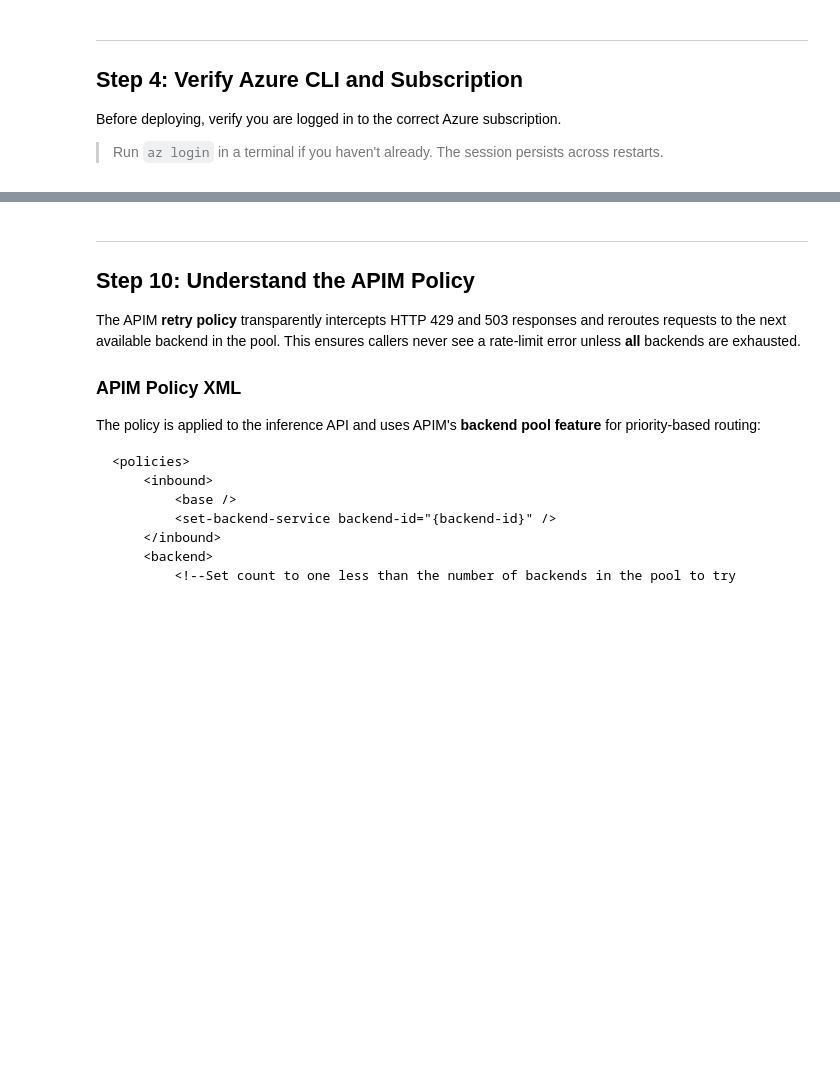
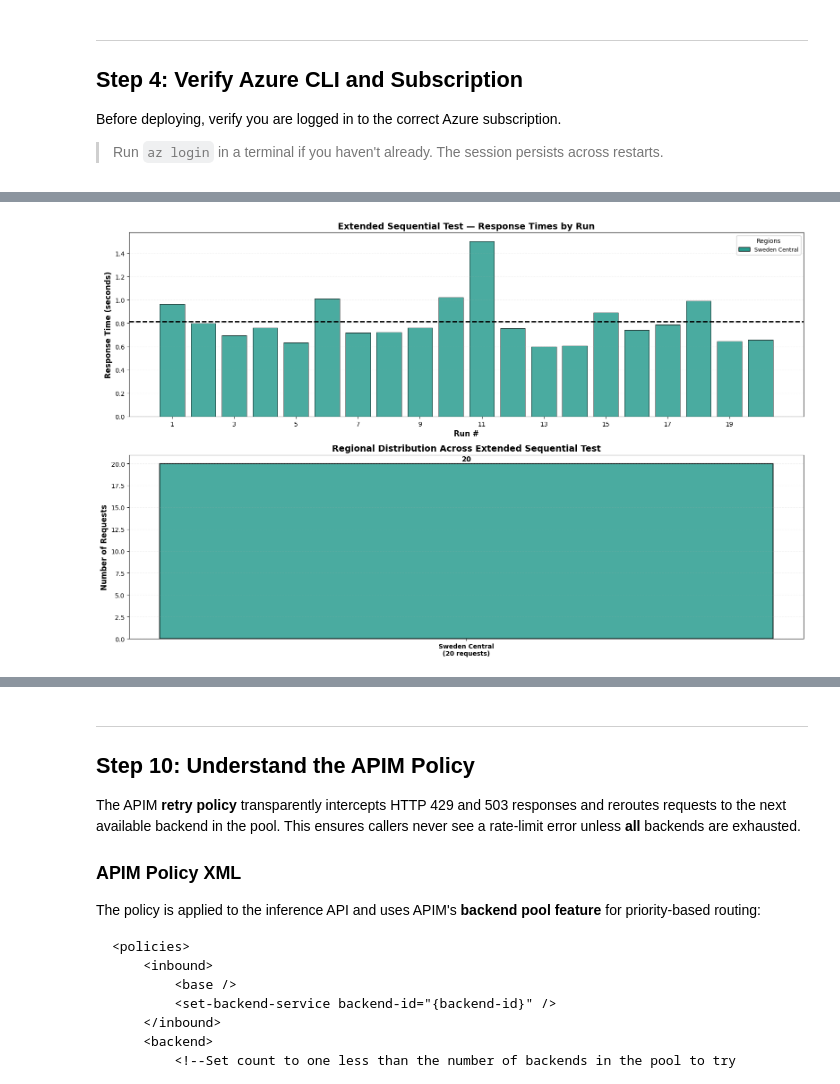
Before and after one commit to mburakunuvar/from-specs-to-mission-critical-deployments, a Jupyter notebook: runbook.ipynb, the cells around one changed output, grey strips where cells are left out. Cells and saved outputs as stored; diff of their text form; code cells hidden in the pictures; blank space fills up the shorter version.

```diff
--- a/runbook.ipynb
+++ b/runbook.ipynb
@@ -458,6 +457,7 @@ bicep_parameters = {
         "aiServicesConfig": {"value": aiservices_config},
         "modelsConfig": {"value": models_config},
         "apimSubscriptionsConfig": {"value": apim_subscriptions_config},
+        "enableDiagnostics": {"value": True},
         "inferenceAPIPath": {"value": inference_api_path},
         "inferenceAPIType": {"value": inference_api_type},
         "foundryProjectName": {"value": foundry_project_name}
@@ -480,6 +480,7 @@ if output.success:
     print("\n✨ Infrastructure deployed successfully!")
     print(f"   Resource Group: {resource_group_name}")
     print(f"   Deployment: {deployment_name}")
+    print("   Diagnostics: enabled (Log Analytics + Application Insights)")
 else:
     print("\n⚠️ Deployment failed. Check the errors above and retry.")
 # %% [output]
@@ -826,0 +954,95 @@ print(f"✅ SDK test complete! ({len(sdk_runs)} requests captured)")
+# %%
+import pandas as pd
+import matplotlib.pyplot as plt
+import matplotlib as mpl
+from matplotlib.patches import Rectangle as pltRectangle
+import re
+
+api_runs_extended = globals().get('api_runs_extended', [])
+
+if api_runs_extended:
+    mpl.rcParams['figure.figsize'] = [16, 9]
+
+    df_extended = pd.DataFrame(api_runs_extended, columns=['Response Time', 'Region'])
+    df_extended['Run'] = range(1, len(df_extended) + 1)
+
+    def normalize_region_name(value):
+        txt = str(value).strip().lower()
+        txt = re.sub(r'[^a-z0-9]+', '', txt)
+        aliases = {
+            'swedencentral': 'Sweden Central',
+            'germanywestcentral': 'Germany West Central',
+        }
+        return aliases.get(txt, str(value).strip())
+
+    df_extended['RegionLabel'] = df_extended['Region'].apply(normalize_region_name)
+
+    region_color_map = {
+        'Sweden Central': '#2A9D8F',
+        'Germany West Central': '#E76F51',
+        'Unknown': '#BDBDBD',
+    }
+
+    for region_name in df_extended['RegionLabel'].unique():
+        if region_name not in region_color_map:
+            region_color_map[region_name] = '#457B9D'
+
+    bar_colors = [region_color_map.get(region, '#BDBDBD') for region in df_extended['RegionLabel']]
+    region_counts = df_extended['RegionLabel'].value_counts()
+    average = df_extended['Response Time'].mean()
+
+    fig, (ax1, ax2) = plt.subplots(2, 1, figsize=(16, 10))
+
+    ax1.bar(df_extended['Run'], df_extended['Response Time'], color=bar_colors, edgecolor='black', linewidth=0.7, alpha=0.85)
+    ax1.axhline(y=average, color='black', linestyle='--', linewidth=2, label=f'Average: {average:.3f}s')
+    ax1.set_title('Extended Sequential Test — Response Times by Run', fontsize=14, fontweight='bold')
+    ax1.set_xlabel('Run #', fontsize=12, fontweight='bold')
+    ax1.set_ylabel('Response Time (seconds)', fontsize=12, fontweight='bold')
+    ax1.set_xticks(range(1, len(df_extended) + 1, 2 if len(df_extended) > 15 else 1))
+    ax1.grid(axis='y', alpha=0.3, linestyle=':')
+
+    legend_elements = [
+        pltRectangle((0, 0), 1, 1, facecolor=region_color_map[name], edgecolor='black', label=name)
+        for name in df_extended['RegionLabel'].drop_duplicates().tolist()
+    ]
+    ax1.legend(handles=legend_elements, loc='upper right', fontsize=9, framealpha=0.95, title='Regions')
+
+    ax2.bar(
+        range(len(region_counts)),
+        region_counts.values,
+        color=[region_color_map.get(region, '#BDBDBD') for region in region_counts.index],
+        edgecolor='black',
+        linewidth=1.5,
+        alpha=0.85,
+    )
+    ax2.set_xticks(range(len(region_counts)))
+    ax2.set_xticklabels([f"{region}\n({count} requests)" for region, count in region_counts.items()], fontsize=10, fontweight='bold')
+    ax2.set_ylabel('Number of Requests', fontsize=12, fontweight='bold')
+    ax2.set_title('Regional Distribution Across Extended Sequential Test', fontsize=14, fontweight='bold')
+    ax2.grid(axis='y', alpha=0.3, linestyle=':')
+
+    for i, value in enumerate(region_counts.values):
+        ax2.text(i, value + 0.1, str(value), ha='center', va='bottom', fontsize=11, fontweight='bold')
+
+    plt.tight_layout()
+    plt.show()
+
+    print("\n" + "=" * 70)
+    print("📊 EXTENDED SEQUENTIAL TEST ANALYSIS")
+    print("=" * 70)
+    print("\n🌍 Regional Distribution:")
+    for region_name, count in region_counts.items():
+        percentage = (count / len(df_extended)) * 100
+        print(f"   • {region_name}: {count} requests ({percentage:.1f}%)")
+
+    print("\n⏱️ Response Time Statistics:")
+    print(f"   • Average: {average:.3f}s")
+    print(f"   • Min: {df_extended['Response Time'].min():.3f}s")
+    print(f"   • Max: {df_extended['Response Time'].max():.3f}s")
+    print(f"   • Median: {df_extended['Response Time'].median():.3f}s")
+    print(f"   • Std Dev: {df_extended['Response Time'].std():.3f}s")
+    print("=" * 70)
+else:
+    print('No extended test data available. Run Step 9 first, or rerun it after a kernel restart.')
+# %% [output]
+[figure, added]
```
Also changed, not shown: parts of 21 cells of this notebook, 2 other files.
